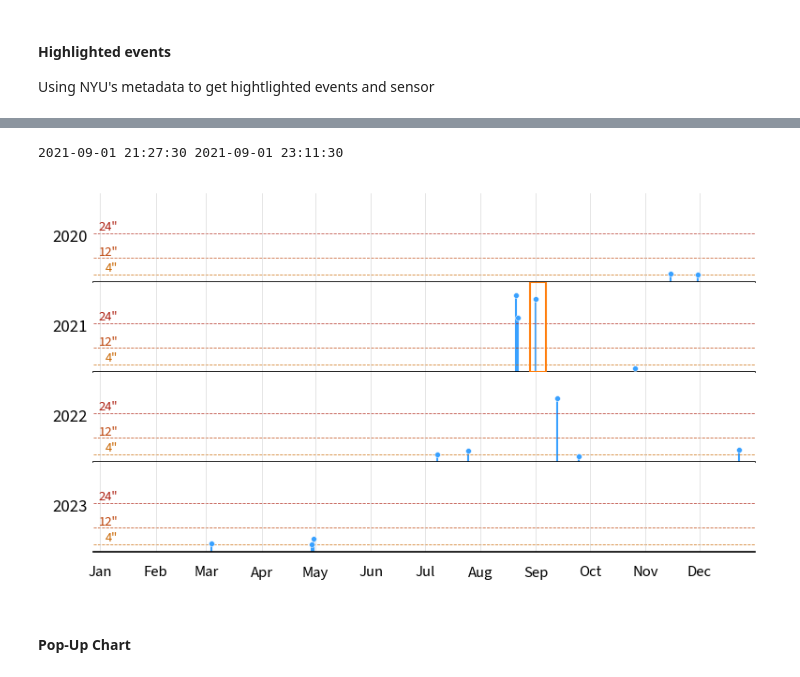
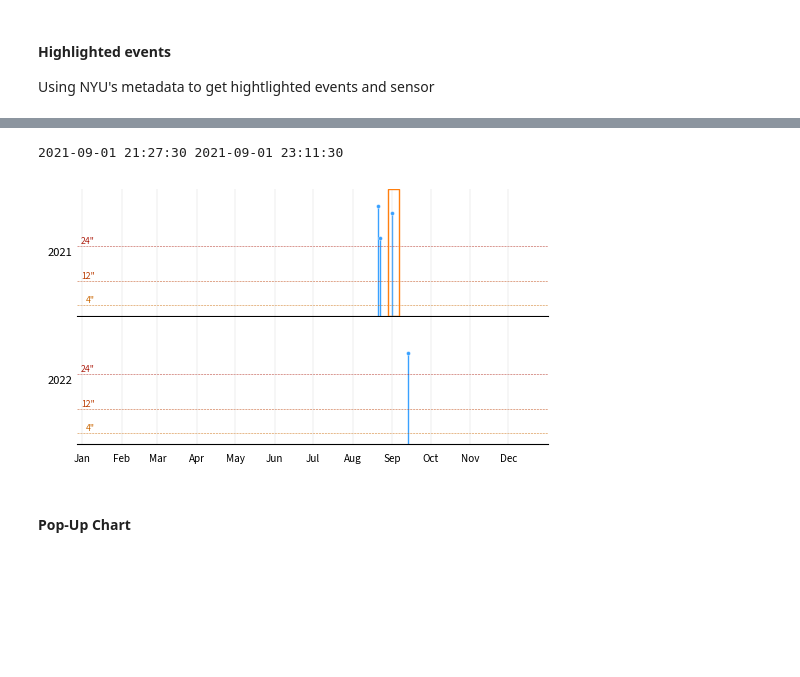
Before and after one commit to cankadir/FloodAnalysis, a Jupyter notebook: Local_Reports/Report_PY/PDF_Reporting.ipynb, the cells around one changed output, grey strips where cells are left out. Cells and saved outputs as stored; diff of their text form; code cells hidden in the pictures; blank space fills up the shorter version.

```diff
--- a/Local_Reports/Report_PY/PDF_Reporting.ipynb
+++ b/Local_Reports/Report_PY/PDF_Reporting.ipynb
@@ -225,9 +216,7 @@ Flood sensor locations + frequency of days with floods
 #### 311 Data
 # %%
 local_cdta = cdta[cdta['CDTALabel'] == cd_name ].to_crs(3857)
-polygon = local_cdta \
-                .dissolve() \
-                .to_crs(4326) \
+polygon = local_cdta.dissolve().to_crs(4326)
 
 polygon1 = polygon.copy()
 polygon1.geometry = polygon1.geometry.simplify(0.001).buffer( 0.002 ).simplify(0.001)
@@ -571,10 +560,10 @@ from matplotlib.ticker import MultipleLocator
 filtered_data = local_data.dropna( subset=['sensor_display_name'] ,axis=0 )
 
 # Single sensor
-# single_sensor = filtered_data[ filtered_data['deployment_id'] == highlighted_sensor['deployment_id'].values[0] ].copy()
+single_sensor = filtered_data[ filtered_data['deployment_id'] == highlighted_sensor['deployment_id'].values[0] ].copy()
 
 # All neighborhood sensors
-single_sensor = filtered_data.copy()
+# single_sensor = filtered_data.copy()
 
 f = '1D'
 single_sensor_1h = single_sensor.groupby(pd.Grouper(key='time_NY', freq=f)).agg({'clean_depth_in':'max'}).reset_index()
@@ -618,35 +607,35 @@ for i,year in enumerate( single_sensor_1h[single_sensor_1h['clean_depth_in'] > 0
     [ ax.annotate(f'{t}"', xy=( pd.to_datetime('01-01-1900')+pd.Timedelta(days=10),t) ,color=grid_colors[n], va='bottom', ha='right', fontsize=7 ) for n,t in enumerate([4,12,24]) ]
 
     [ ax.axvline( pd.to_datetime( f'{i}-01-1900' ), color="#cecece", lw=0.25, alpha=1 ) for i in range(1,13)]
 
 
     event_startdate = highlighted_sensor['Highlighted Event Start - Nov 2023'].values[0]
     event_startdate = pd.to_datetime( event_startdate )
     event_startdate = event_startdate.tz_convert('America/New_York').tz_localize(None)
 
     event_enddate = highlighted_sensor['Highlighted Event End - Nov 2023'].values[0]
     event_enddate = pd.to_datetime( event_enddate )
     event_enddate = event_enddate.tz_convert('America/New_York').tz_localize(None)
 
     if year == event_startdate.year :
 
         print( event_startdate , event_enddate )
         event_converted_startdate = pd.to_datetime( f'1900-{event_startdate.month}-{event_startdate.day} {event_startdate.hour}:00:00' )
         event_converted_enddate = pd.to_datetime( f'1900-{event_enddate.month}-{event_enddate.day} {event_enddate.hour}:00:00' )
 
         event_midpoint = event_converted_startdate + ( event_converted_enddate - event_converted_startdate ) / 2
 
         event_converted_startdate = event_midpoint - pd.Timedelta( days = 4.5 )
         event_converted_enddate = event_midpoint + pd.Timedelta( days = 4.5 )
 
         ax.axvspan( event_converted_startdate , event_converted_enddate , ec='#ff7f0e', fc='none', alpha=1 , zorder=150 )
 
 
-plt.tight_layout(pad=0)
+plt.tight_layout( pad=0, h_pad=0.05 )
 fig.savefig( os.path.join( visual_folder , "flood_timeline.png" ) ,bbox_inches='tight', transparent="True" , pad_inches=0 , dpi=150 )
 # %% [output]
 2021-09-01 21:27:30 2021-09-01 23:11:30
-[figure, old version]
+[figure, new version]
 # %% [markdown]
 #### Pop-Up Chart
 # %%
```
Also changed, not shown: parts of 18 cells of this notebook.
